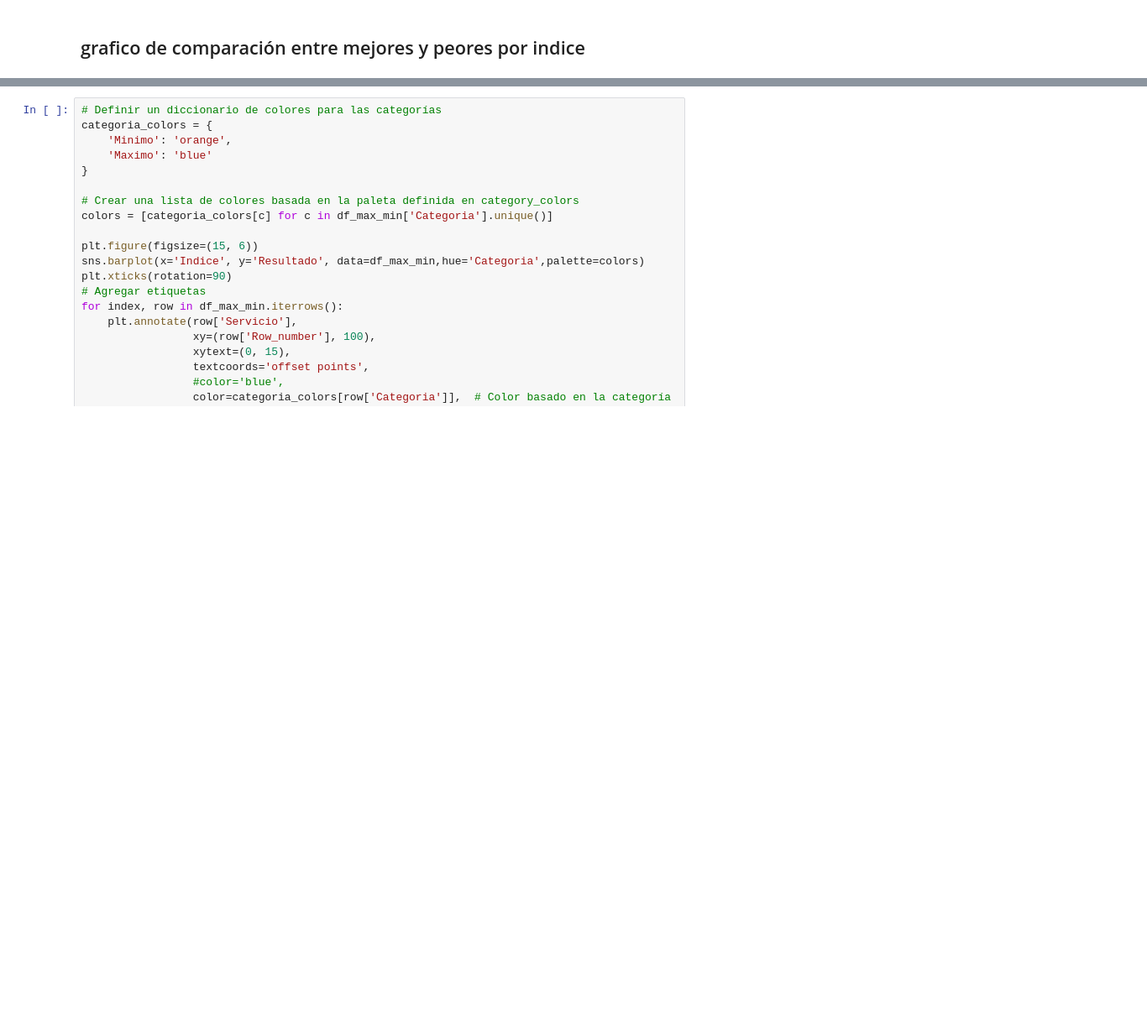
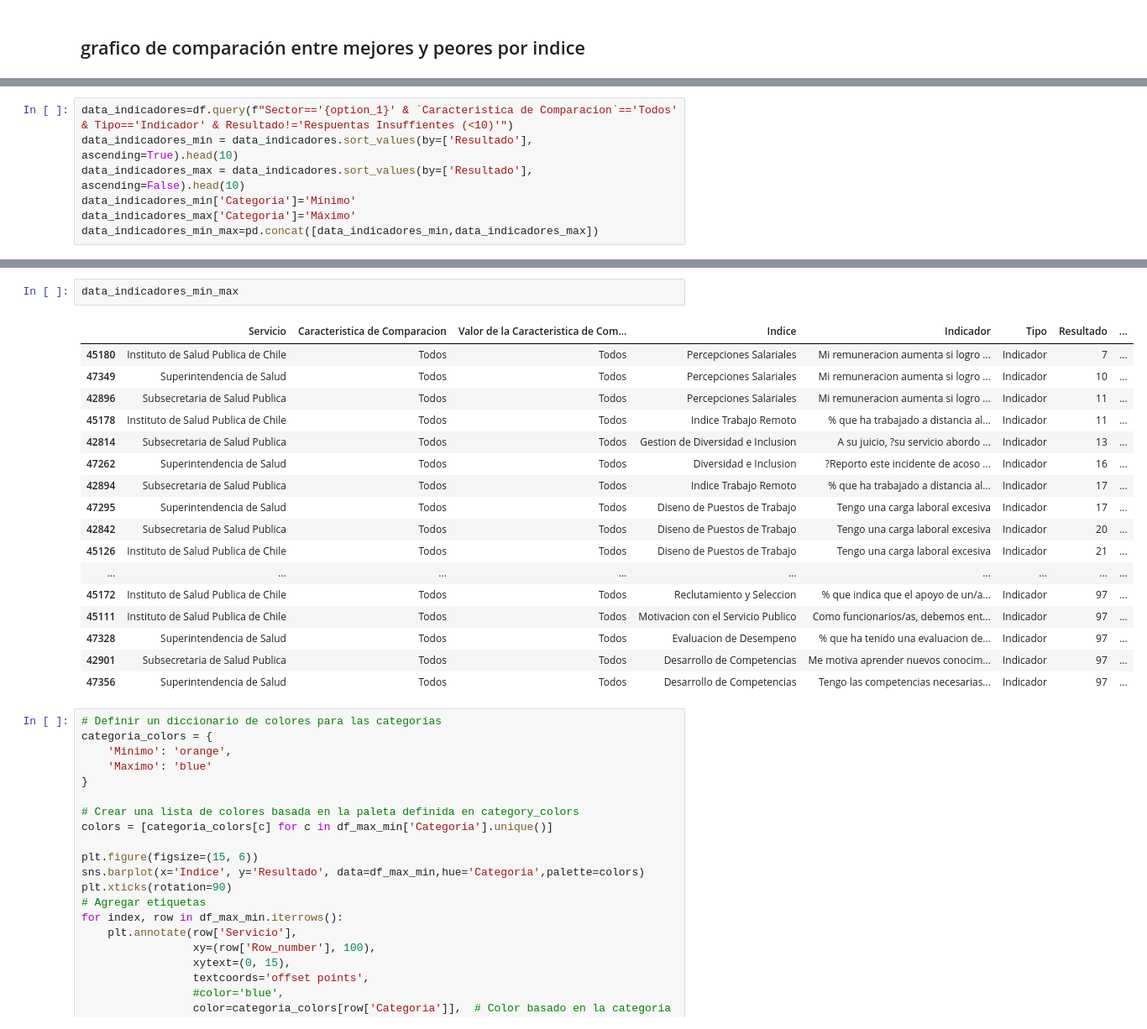
Before and after one commit to cgonzalezavalos/encuesta, a Jupyter notebook: EncuestaFuncionariosPublicos.ipynb, the cells around one changed output, grey strips where cells are left out. Shown at 84% size. Cells and saved outputs as stored; diff of their text form; blank space fills up the shorter version.

```diff
--- a/EncuestaFuncionariosPublicos.ipynb
+++ b/EncuestaFuncionariosPublicos.ipynb
@@ -267,0 +247,7 @@ Agencia Chilena de Cooperacion Internacional para el Desarrollo
+# %%
+data_indicadores=df.query(f"Sector=='{option_1}' & `Caracteristica de Comparacion`=='Todos' & Tipo=='Indicador' & Resultado!='Respuentas Insuffientes (<10)'")
+data_indicadores_min = data_indicadores.sort_values(by=['Resultado'], ascending=True).head(10)
+data_indicadores_max = data_indicadores.sort_values(by=['Resultado'], ascending=False).head(10)
+data_indicadores_min['Categoria']='Mínimo'
+data_indicadores_max['Categoria']='Máximo'
+data_indicadores_min_max=pd.concat([data_indicadores_min,data_indicadores_max])
@@ -268,3 +282,23 @@ Agencia Chilena de Cooperacion Internacional para el Desarrollo
+# %%
+data_indicadores_min_max
+# %% [output]
+|  | Servicio | Caracteristica de Comparacion | Valor de la Caracteristica de Com... | Indice | Indicador | Tipo | Resultado | ... |
+| 45180 | Instituto de Salud Publica de Chile | Todos | Todos | Percepciones Salariales | Mi remuneracion aumenta si logro ... | Indicador | 7 | ... |
+| 47349 | Superintendencia de Salud | Todos | Todos | Percepciones Salariales | Mi remuneracion aumenta si logro ... | Indicador | 10 | ... |
+| 42896 | Subsecretaria de Salud Publica | Todos | Todos | Percepciones Salariales | Mi remuneracion aumenta si logro ... | Indicador | 11 | ... |
+| 45178 | Instituto de Salud Publica de Chile | Todos | Todos | Indice Trabajo Remoto | % que ha trabajado a distancia al... | Indicador | 11 | ... |
+| 42814 | Subsecretaria de Salud Publica | Todos | Todos | Gestion de Diversidad e Inclusion | A su juicio, ?su servicio abordo ... | Indicador | 13 | ... |
+| 47262 | Superintendencia de Salud | Todos | Todos | Diversidad e Inclusion | ?Reporto este incidente de acoso ... | Indicador | 16 | ... |
+| 42894 | Subsecretaria de Salud Publica | Todos | Todos | Indice Trabajo Remoto | % que ha trabajado a distancia al... | Indicador | 17 | ... |
+| 47295 | Superintendencia de Salud | Todos | Todos | Diseno de Puestos de Trabajo | Tengo una carga laboral excesiva | Indicador | 17 | ... |
+| 42842 | Subsecretaria de Salud Publica | Todos | Todos | Diseno de Puestos de Trabajo | Tengo una carga laboral excesiva | Indicador | 20 | ... |
+| 45126 | Instituto de Salud Publica de Chile | Todos | Todos | Diseno de Puestos de Trabajo | Tengo una carga laboral excesiva | Indicador | 21 | ... |
+| ... | ... | ... | ... | ... | ... | ... | ... | ... |
+| 45172 | Instituto de Salud Publica de Chile | Todos | Todos | Reclutamiento y Seleccion | % que indica que el apoyo de un/a... | Indicador | 97 | ... |
+| 45111 | Instituto de Salud Publica de Chile | Todos | Todos | Motivacion con el Servicio Publico | Como funcionarios/as, debemos ent... | Indicador | 97 | ... |
+| 47328 | Superintendencia de Salud | Todos | Todos | Evaluacion de Desempeno | % que ha tenido una evaluacion de... | Indicador | 97 | ... |
+| 42901 | Subsecretaria de Salud Publica | Todos | Todos | Desarrollo de Competencias | Me motiva aprender nuevos conocim... | Indicador | 97 | ... |
+| 47356 | Superintendencia de Salud | Todos | Todos | Desarrollo de Competencias | Tengo las competencias necesarias... | Indicador | 97 | ... |
 # %%
 # Definir un diccionario de colores para las categorías
 categoria_colors = {
```
Also changed, not shown: parts of 3 cells of this notebook, 1 other file.
